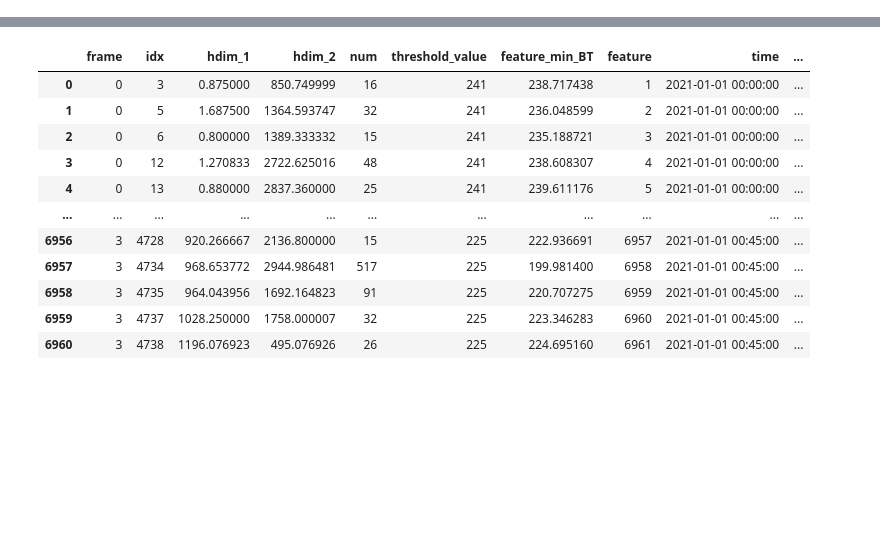
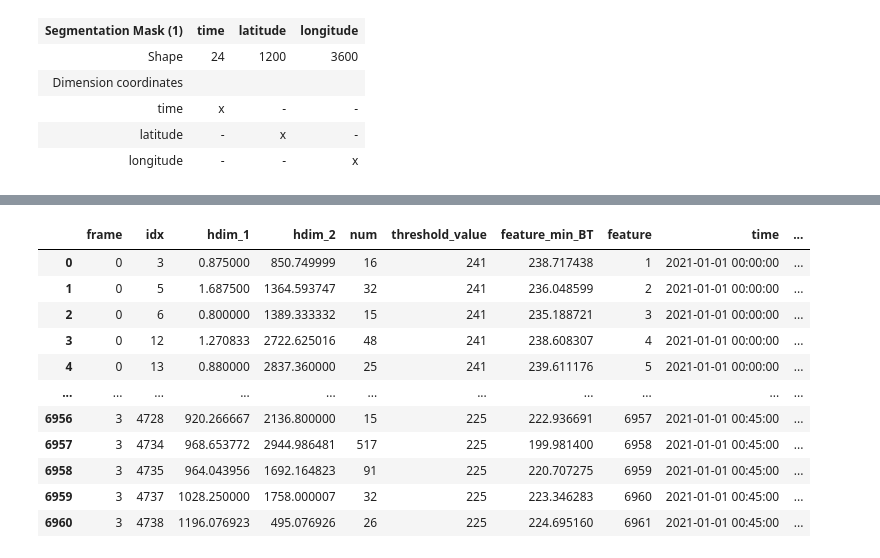
Before and after one commit to w-k-jones/mpi_hacakthon, a Jupyter notebook: 03_test_tobac_feature_detection.ipynb, the cells around one changed output, grey strips where cells are left out. Cells and saved outputs as stored; diff of their text form; code cells hidden in the pictures; blank space fills up the shorter version.

```diff
--- a/03_test_tobac_feature_detection.ipynb
+++ b/03_test_tobac_feature_detection.ipynb
@@ -119,0 +477,9 @@ features = tobac.utils.bulk_statistics.get_statistics_from_mask(
+# %%
+segments
+# %% [output]
+| Segmentation Mask (1) | time | latitude | longitude |
+| Shape | 24 | 1200 | 3600 |
+| Dimension coordinates |  |  |  |
+| time | x | - | - |
+| latitude | - | x | - |
+| longitude | - | - | x |
```
Also changed, not shown: parts of 29 cells of this notebook, 4 other files.
